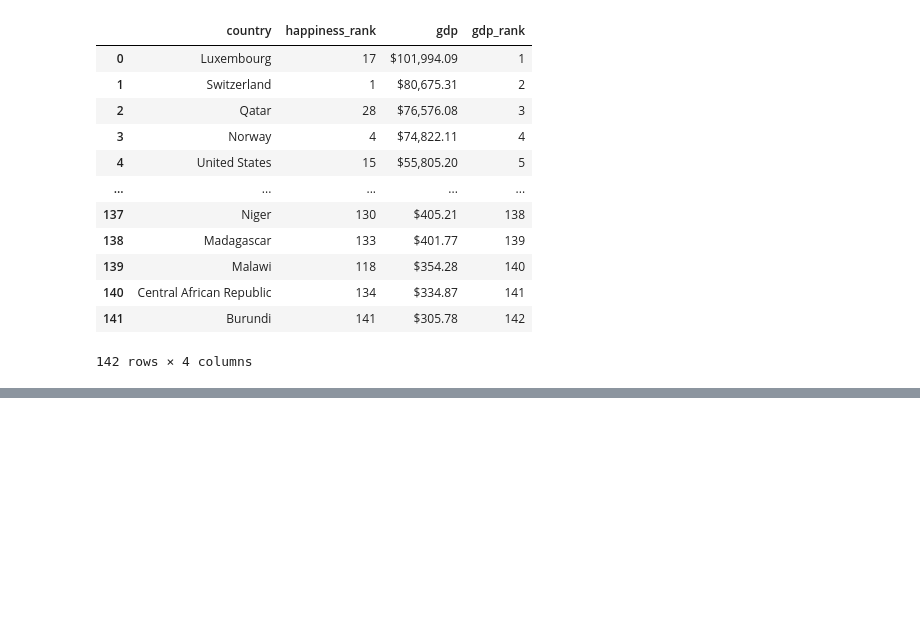
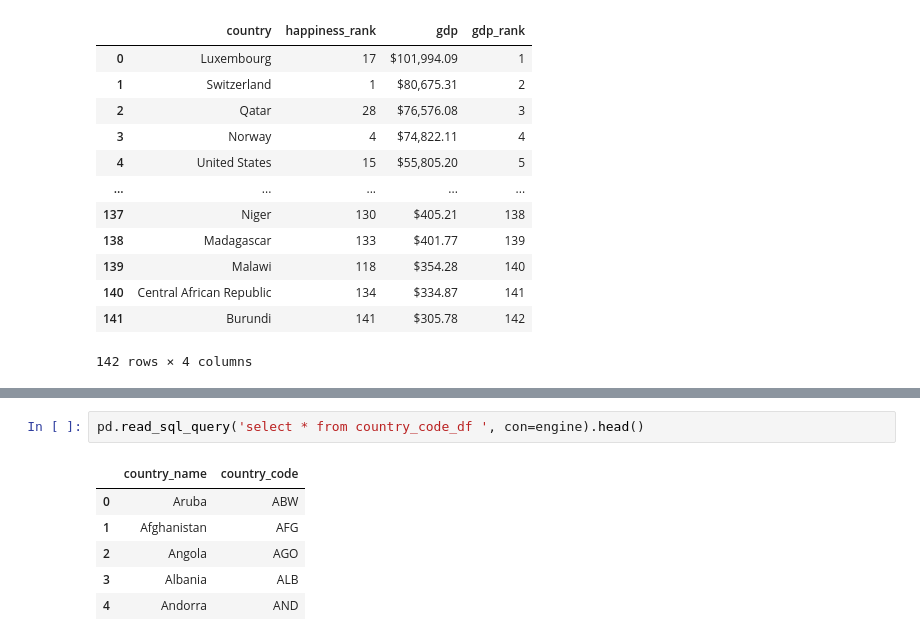
Before and after one commit to Jinzi860209/ETL-Project, a Jupyter notebook: etl_final.ipynb, the cells around one changed output, grey strips where cells are left out. Saved outputs shown, nothing was run; the diff lists cells and outputs as text; blank space fills up the shorter version.

```diff
--- a/etl_final.ipynb
+++ b/etl_final.ipynb
@@ -463,0 +510,9 @@ country_code_df.to_csv("./Export/CountryCode.csv", index=False)
+# %%
+pd.read_sql_query('select * from country_code_df ', con=engine).head()
+# %% [output]
+|  | country_name | country_code |
+| 0 | Aruba | ABW |
+| 1 | Afghanistan | AFG |
+| 2 | Angola | AGO |
+| 3 | Albania | ALB |
+| 4 | Andorra | AND |
```
Also changed, not shown: parts of 11 cells of this notebook, 2 other files.
